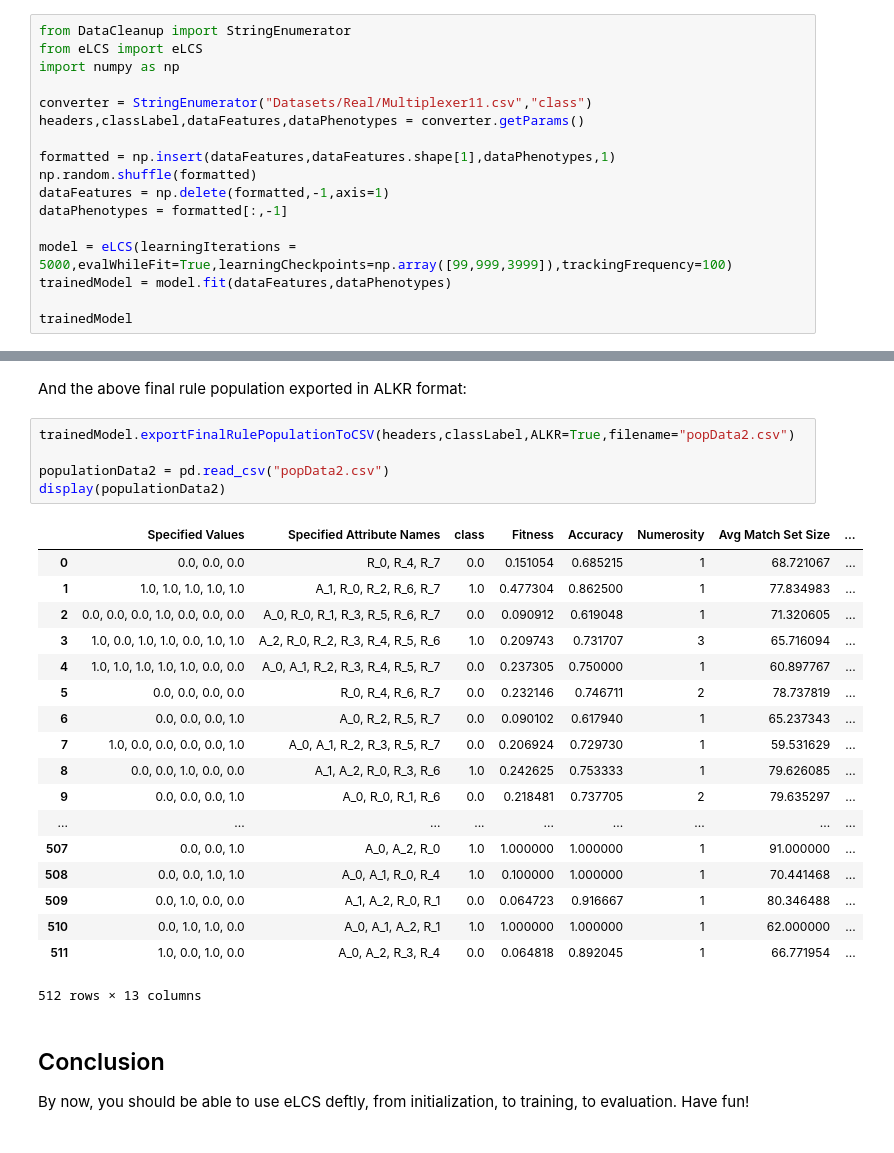
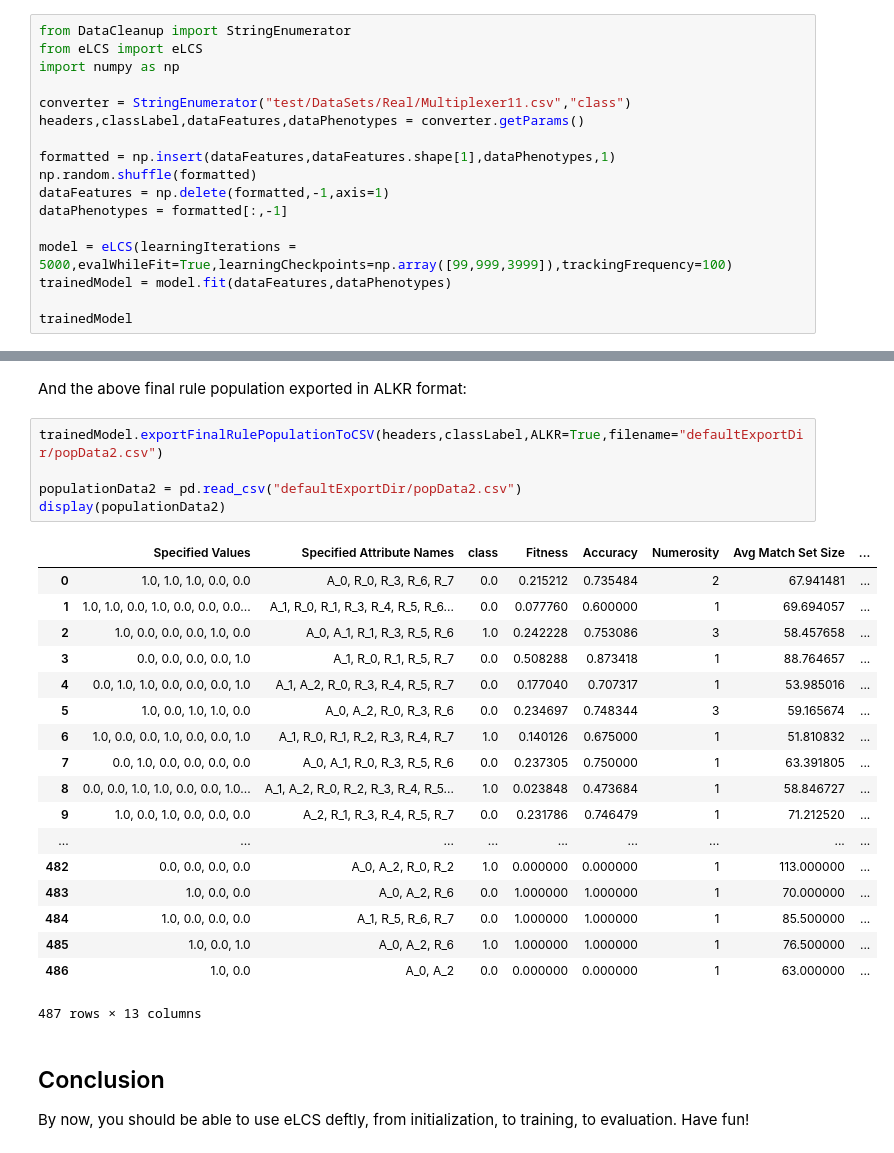
Before and after one commit to UrbsLab/scikit-eLCS, a Jupyter notebook: eLCS User Guide.ipynb, the cells around one changed output, grey strips where cells are left out. Cells and saved outputs as stored; diff of their text form.

```diff
--- a/eLCS User Guide.ipynb
+++ b/eLCS User Guide.ipynb
@@ -398,7 +398,7 @@ from DataCleanup import StringEnumerator
 from eLCS import eLCS
 import numpy as np
 
-converter = StringEnumerator("Datasets/Real/Multiplexer11.csv","class")
+converter = StringEnumerator("test/DataSets/Real/Multiplexer11.csv","class")
 headers,classLabel,dataFeatures,dataPhenotypes = converter.getParams()
 
 formatted = np.insert(dataFeatures,dataFeatures.shape[1],dataPhenotypes,1)
@@ -844,29 +844,29 @@ display(popStats2Data)
 # %% [markdown]
 And the above final rule population exported in ALKR format:
 # %%
-trainedModel.exportFinalRulePopulationToCSV(headers,classLabel,ALKR=True,filename="popData2.csv")
+trainedModel.exportFinalRulePopulationToCSV(headers,classLabel,ALKR=True,filename="defaultExportDir/popData2.csv")
 
-populationData2 = pd.read_csv("popData2.csv")
+populationData2 = pd.read_csv("defaultExportDir/popData2.csv")
 display(populationData2)
 # %% [output]
 |  | Specified Values | Specified Attribute Names | class | Fitness | Accuracy | Numerosity | Avg Match Set Size | ... |
-| 0 | 0.0, 0.0, 0.0 | R_0, R_4, R_7 | 0.0 | 0.151054 | 0.685215 | 1 | 68.721067 | ... |
-| 1 | 1.0, 1.0, 1.0, 1.0, 1.0 | A_1, R_0, R_2, R_6, R_7 | 1.0 | 0.477304 | 0.862500 | 1 | 77.834983 | ... |
-| 2 | 0.0, 0.0, 0.0, 1.0, 0.0, 0.0, 0.0 | A_0, R_0, R_1, R_3, R_5, R_6, R_7 | 0.0 | 0.090912 | 0.619048 | 1 | 71.320605 | ... |
-| 3 | 1.0, 0.0, 1.0, 1.0, 0.0, 1.0, 1.0 | A_2, R_0, R_2, R_3, R_4, R_5, R_6 | 1.0 | 0.209743 | 0.731707 | 3 | 65.716094 | ... |
-| 4 | 1.0, 1.0, 1.0, 1.0, 1.0, 0.0, 0.0 | A_0, A_1, R_2, R_3, R_4, R_5, R_7 | 0.0 | 0.237305 | 0.750000 | 1 | 60.897767 | ... |
-| 5 | 0.0, 0.0, 0.0, 0.0 | R_0, R_4, R_6, R_7 | 0.0 | 0.232146 | 0.746711 | 2 | 78.737819 | ... |
-| 6 | 0.0, 0.0, 0.0, 1.0 | A_0, R_2, R_5, R_7 | 0.0 | 0.090102 | 0.617940 | 1 | 65.237343 | ... |
-| 7 | 1.0, 0.0, 0.0, 0.0, 0.0, 1.0 | A_0, A_1, R_2, R_3, R_5, R_7 | 0.0 | 0.206924 | 0.729730 | 1 | 59.531629 | ... |
-| 8 | 0.0, 0.0, 1.0, 0.0, 0.0 | A_1, A_2, R_0, R_3, R_6 | 1.0 | 0.242625 | 0.753333 | 1 | 79.626085 | ... |
-| 9 | 0.0, 0.0, 0.0, 1.0 | A_0, R_0, R_1, R_6 | 0.0 | 0.218481 | 0.737705 | 2 | 79.635297 | ... |
+| 0 | 1.0, 1.0, 1.0, 0.0, 0.0 | A_0, R_0, R_3, R_6, R_7 | 0.0 | 0.215212 | 0.735484 | 2 | 67.941481 | ... |
+| 1 | 1.0, 1.0, 0.0, 1.0, 0.0, 0.0, 0.0... | A_1, R_0, R_1, R_3, R_4, R_5, R_6... | 0.0 | 0.077760 | 0.600000 | 1 | 69.694057 | ... |
+| 2 | 1.0, 0.0, 0.0, 0.0, 1.0, 0.0 | A_0, A_1, R_1, R_3, R_5, R_6 | 1.0 | 0.242228 | 0.753086 | 3 | 58.457658 | ... |
+| 3 | 0.0, 0.0, 0.0, 0.0, 1.0 | A_1, R_0, R_1, R_5, R_7 | 0.0 | 0.508288 | 0.873418 | 1 | 88.764657 | ... |
+| 4 | 0.0, 1.0, 1.0, 0.0, 0.0, 0.0, 1.0 | A_1, A_2, R_0, R_3, R_4, R_5, R_7 | 0.0 | 0.177040 | 0.707317 | 1 | 53.985016 | ... |
+| 5 | 1.0, 0.0, 1.0, 1.0, 0.0 | A_0, A_2, R_0, R_3, R_6 | 0.0 | 0.234697 | 0.748344 | 3 | 59.165674 | ... |
+| 6 | 1.0, 0.0, 0.0, 1.0, 0.0, 0.0, 1.0 | A_1, R_0, R_1, R_2, R_3, R_4, R_7 | 1.0 | 0.140126 | 0.675000 | 1 | 51.810832 | ... |
+| 7 | 0.0, 1.0, 0.0, 0.0, 0.0, 0.0 | A_0, A_1, R_0, R_3, R_5, R_6 | 0.0 | 0.237305 | 0.750000 | 1 | 63.391805 | ... |
+| 8 | 0.0, 0.0, 1.0, 1.0, 0.0, 0.0, 1.0... | A_1, A_2, R_0, R_2, R_3, R_4, R_5... | 1.0 | 0.023848 | 0.473684 | 1 | 58.846727 | ... |
+| 9 | 1.0, 0.0, 1.0, 0.0, 0.0, 0.0 | A_2, R_1, R_3, R_4, R_5, R_7 | 0.0 | 0.231786 | 0.746479 | 1 | 71.212520 | ... |
 | ... | ... | ... | ... | ... | ... | ... | ... | ... |
-| 507 | 0.0, 0.0, 1.0 | A_0, A_2, R_0 | 1.0 | 1.000000 | 1.000000 | 1 | 91.000000 | ... |
-| 508 | 0.0, 0.0, 1.0, 1.0 | A_0, A_1, R_0, R_4 | 1.0 | 0.100000 | 1.000000 | 1 | 70.441468 | ... |
-| 509 | 0.0, 1.0, 0.0, 0.0 | A_1, A_2, R_0, R_1 | 0.0 | 0.064723 | 0.916667 | 1 | 80.346488 | ... |
-| 510 | 0.0, 1.0, 1.0, 0.0 | A_0, A_1, A_2, R_1 | 1.0 | 1.000000 | 1.000000 | 1 | 62.000000 | ... |
-| 511 | 1.0, 0.0, 1.0, 0.0 | A_0, A_2, R_3, R_4 | 0.0 | 0.064818 | 0.892045 | 1 | 66.771954 | ... |
+| 482 | 0.0, 0.0, 0.0, 0.0 | A_0, A_2, R_0, R_2 | 1.0 | 0.000000 | 0.000000 | 1 | 113.000000 | ... |
+| 483 | 1.0, 0.0, 0.0 | A_0, A_2, R_6 | 0.0 | 1.000000 | 1.000000 | 1 | 70.000000 | ... |
+| 484 | 1.0, 0.0, 0.0, 0.0 | A_1, R_5, R_6, R_7 | 0.0 | 1.000000 | 1.000000 | 1 | 85.500000 | ... |
+| 485 | 1.0, 0.0, 1.0 | A_0, A_2, R_6 | 1.0 | 1.000000 | 1.000000 | 1 | 76.500000 | ... |
+| 486 | 1.0, 0.0 | A_0, A_2 | 0.0 | 0.000000 | 0.000000 | 1 | 63.000000 | ... |
-512 rows × 13 columns
+487 rows × 13 columns
 # %% [markdown]
 ## Conclusion
 
```
Also changed, not shown: parts of 20 cells of this notebook, 28 other files.
